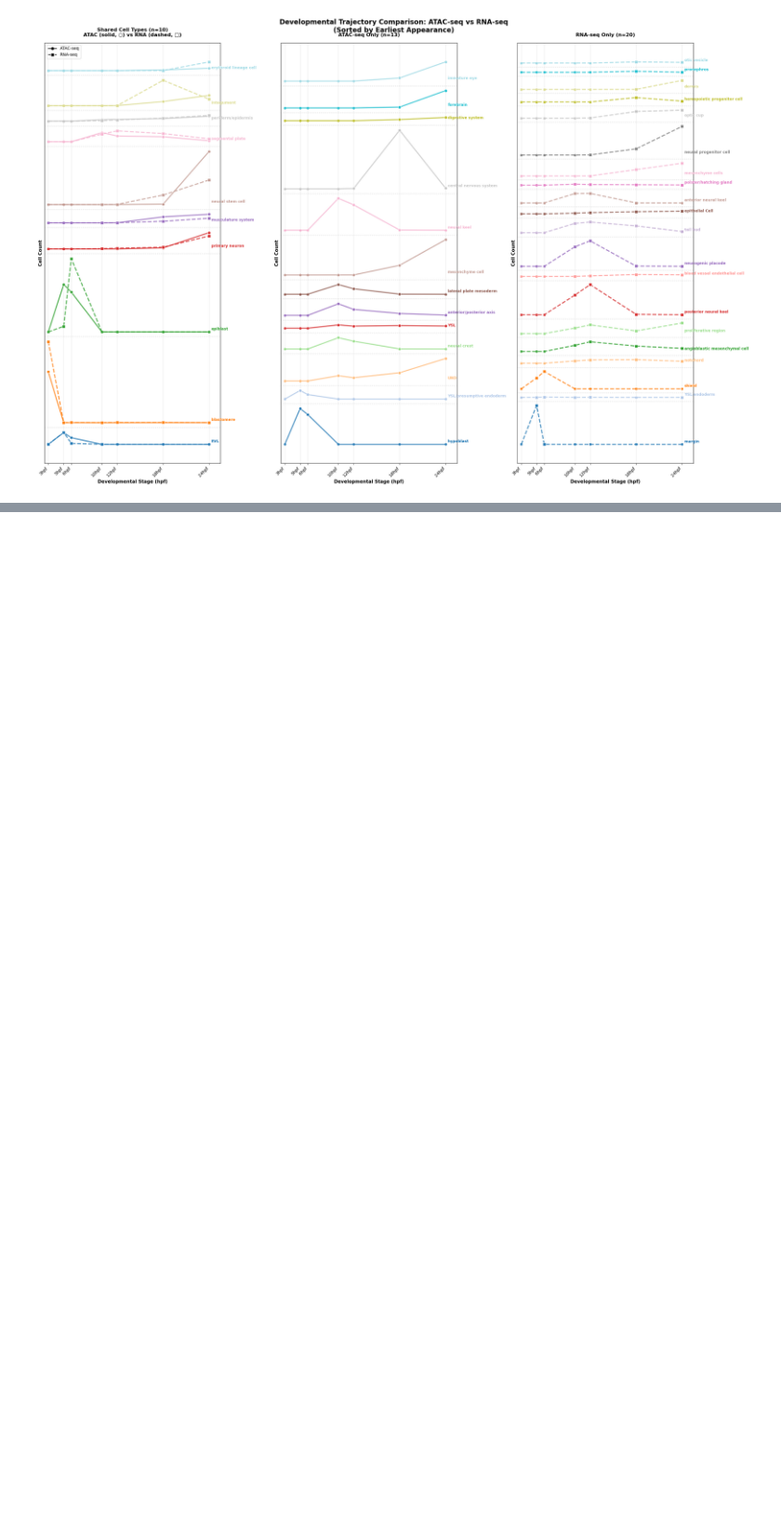
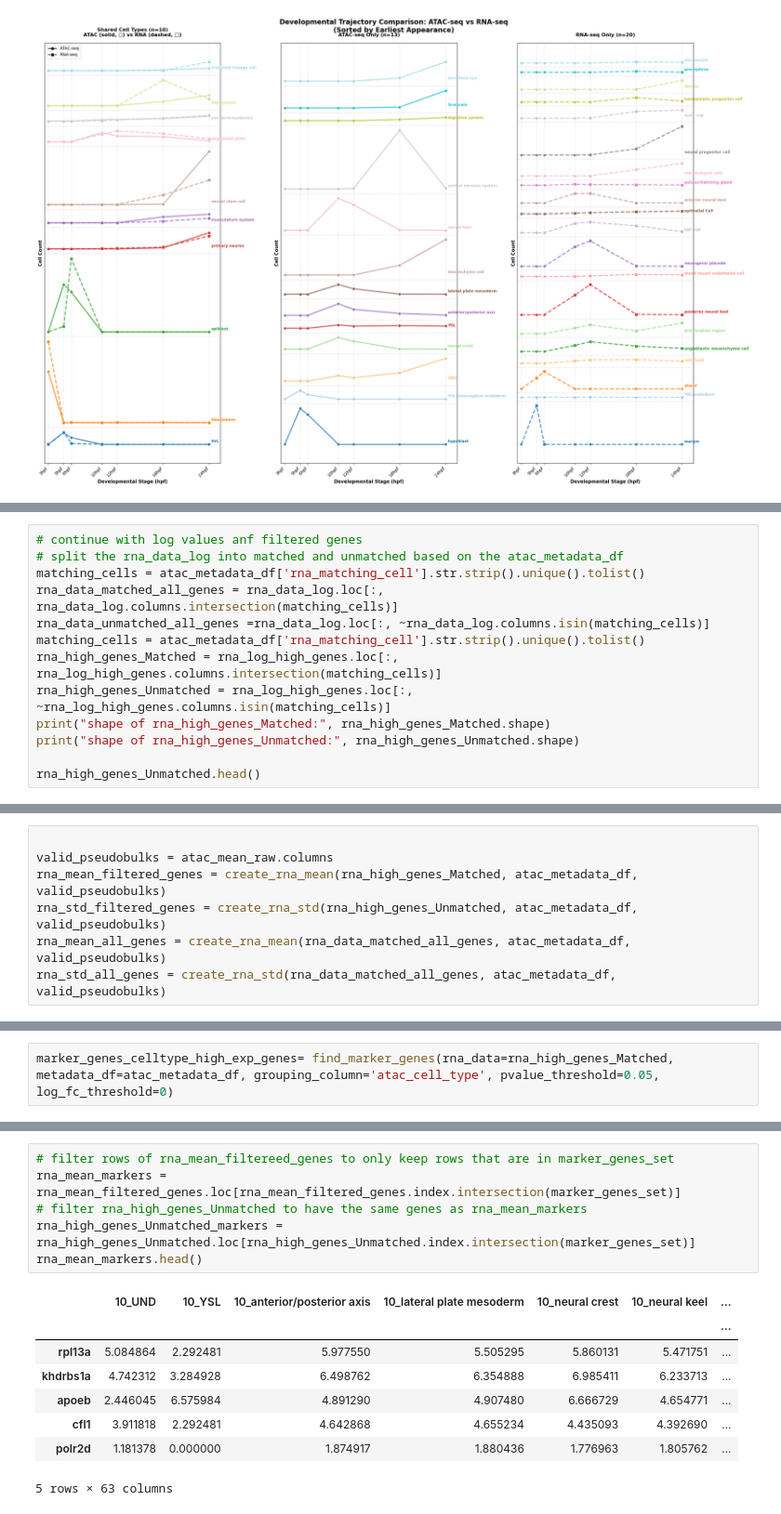
Before and after one commit to mourouzidou/zebrafish_development, a Jupyter notebook: notebooks/embryo/prepare_RNA_data.ipynb, the cells around one changed output, grey strips where cells are left out. Shown at 93% size. Cells and saved outputs as stored; diff of their text form; blank space fills up the shorter version.

```diff
--- a/notebooks/embryo/prepare_RNA_data.ipynb
+++ b/notebooks/embryo/prepare_RNA_data.ipynb
@@ -142,0 +134,13 @@ plt.show()
+# %%
+# continue with log values anf filtered genes
+# split the rna_data_log into matched and unmatched based on the atac_metadata_df
+matching_cells = atac_metadata_df['rna_matching_cell'].str.strip().unique().tolist()
+rna_data_matched_all_genes = rna_data_log.loc[:, rna_data_log.columns.intersection(matching_cells)]
+rna_data_unmatched_all_genes =rna_data_log.loc[:, ~rna_data_log.columns.isin(matching_cells)]
+matching_cells = atac_metadata_df['rna_matching_cell'].str.strip().unique().tolist()
+rna_high_genes_Matched = rna_log_high_genes.loc[:, rna_log_high_genes.columns.intersection(matching_cells)]
+rna_high_genes_Unmatched = rna_log_high_genes.loc[:, ~rna_log_high_genes.columns.isin(matching_cells)]
+print("shape of rna_high_genes_Matched:", rna_high_genes_Matched.shape)
+print("shape of rna_high_genes_Unmatched:", rna_high_genes_Unmatched.shape)
+
+rna_high_genes_Unmatched.head()
@@ -142,0 +177,7 @@ plt.show()
+# %%
+
+valid_pseudobulks = atac_mean_raw.columns
+rna_mean_filtered_genes = create_rna_mean(rna_high_genes_Matched, atac_metadata_df, valid_pseudobulks)
+rna_std_filtered_genes = create_rna_std(rna_high_genes_Unmatched, atac_metadata_df, valid_pseudobulks)
+rna_mean_all_genes = create_rna_mean(rna_data_matched_all_genes, atac_metadata_df, valid_pseudobulks)
+rna_std_all_genes = create_rna_std(rna_data_matched_all_genes, atac_metadata_df, valid_pseudobulks)
@@ -142,0 +189,2 @@ plt.show()
+# %%
+marker_genes_celltype_high_exp_genes= find_marker_genes(rna_data=rna_high_genes_Matched, metadata_df=atac_metadata_df, grouping_column='atac_cell_type', pvalue_threshold=0.05, log_fc_threshold=0)
@@ -142,0 +207,15 @@ plt.show()
+# %%
+# filter rows of rna_mean_filtereed_genes to only keep rows that are in marker_genes_set
+rna_mean_markers = rna_mean_filtered_genes.loc[rna_mean_filtered_genes.index.intersection(marker_genes_set)]
+# filter rna_high_genes_Unmatched to have the same genes as rna_mean_markers
+rna_high_genes_Unmatched_markers = rna_high_genes_Unmatched.loc[rna_high_genes_Unmatched.index.intersection(marker_genes_set)]
+rna_mean_markers.head()
+# %% [output]
+|  | 10_UND | 10_YSL | 10_anterior/posterior axis | 10_lateral plate mesoderm | 10_neural crest | 10_neural keel | ... |
+|  |  |  |  |  |  |  | ... |
+| rpl13a | 5.084864 | 2.292481 | 5.977550 | 5.505295 | 5.860131 | 5.471751 | ... |
+| khdrbs1a | 4.742312 | 3.284928 | 6.498762 | 6.354888 | 6.985411 | 6.233713 | ... |
+| apoeb | 2.446045 | 6.575984 | 4.891290 | 4.907480 | 6.666729 | 4.654771 | ... |
+| cfl1 | 3.911818 | 2.292481 | 4.642868 | 4.655234 | 4.435093 | 4.392690 | ... |
+| polr2d | 1.181378 | 0.000000 | 1.874917 | 1.880436 | 1.776963 | 1.805762 | ... |
+5 rows × 63 columns
```
Also changed, not shown: parts of 20 cells of this notebook, 3 other files.
